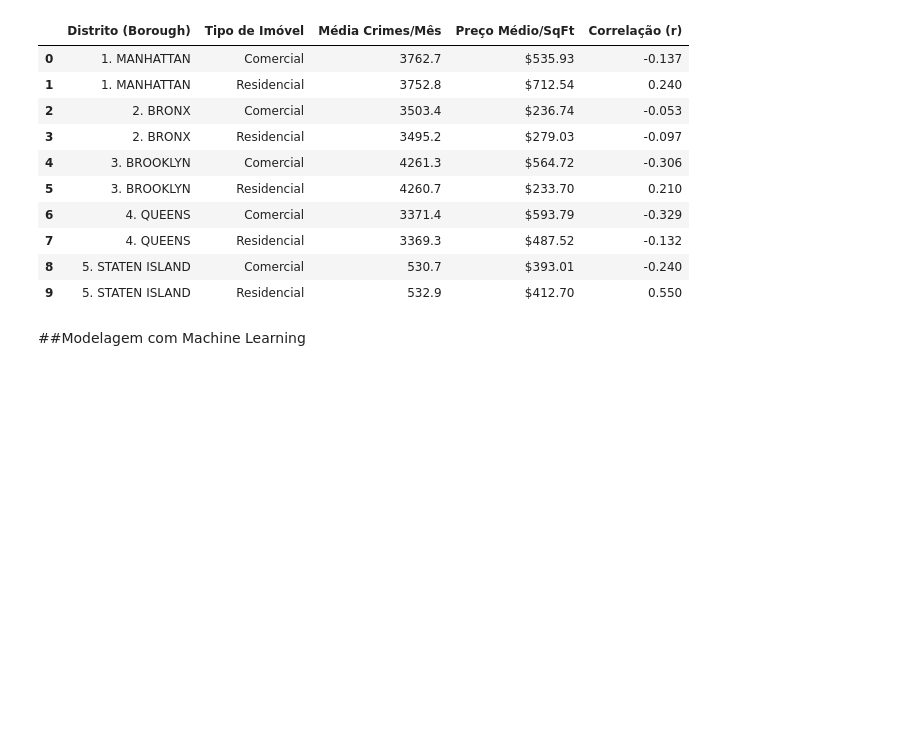
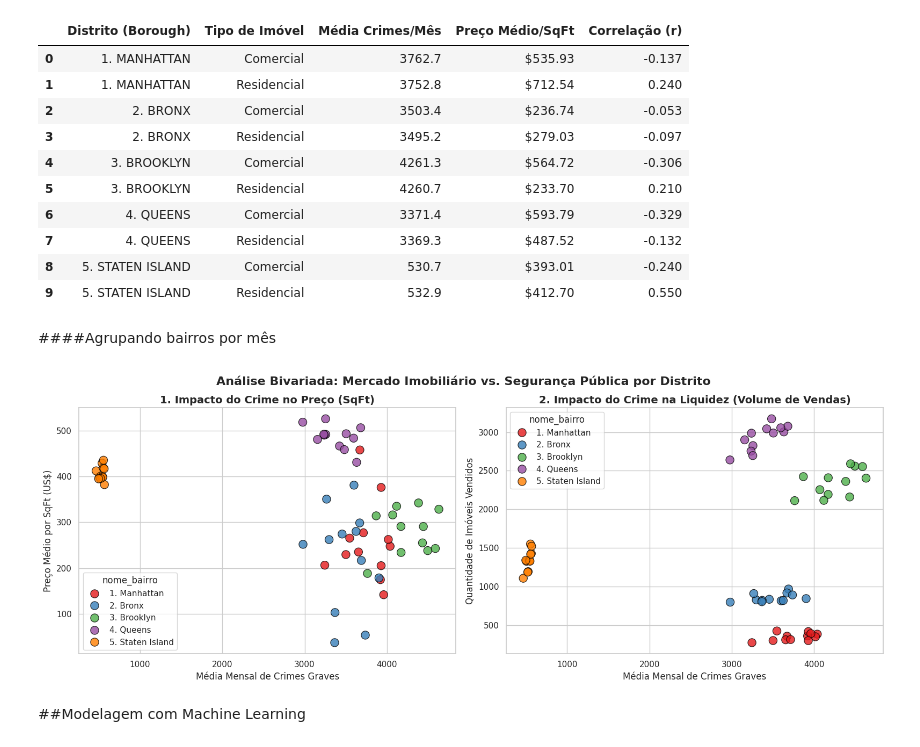
Before and after one commit to Numseinemmeunome/analise_preditiva_mercado_imobiliario_nyc, a Jupyter notebook: trabalho_final.ipynb, the cells around one changed output. Saved outputs shown, nothing was run; the diff lists cells and outputs as text; code cells hidden in the pictures; blank space fills up the shorter version.

```diff
--- a/trabalho_final.ipynb
+++ b/trabalho_final.ipynb
@@ -989,6 +989,65 @@ display(df_resumo_h1)
 | 7 | 4. QUEENS | Residencial | 3369.3 | $487.52 | -0.132 |
 | 8 | 5. STATEN ISLAND | Comercial | 530.7 | $393.01 | -0.240 |
 | 9 | 5. STATEN ISLAND | Residencial | 532.9 | $412.70 | 0.550 |
+# %% [markdown]
+####Agrupando bairros por mês
+# %%
+query_bairros = f"""
+    SELECT
+        CASE BOROUGH
+            WHEN 1 THEN '1. Manhattan'
+            WHEN 2 THEN '2. Bronx'
+            WHEN 3 THEN '3. Brooklyn'
+            WHEN 4 THEN '4. Queens'
+            WHEN 5 THEN '5. Staten Island'
+        END AS nome_bairro,
+        sale_month,
+        AVG(qtd_crimes_graves) AS media_crimes,
+        COUNT(*) AS volume_vendas,
+        SUM("SALE PRICE") / NULLIF(SUM("GROSS SQUARE FEET"), 0) AS preco_medio_sqft
+    FROM '{path_parquet}'
+    WHERE "SALE PRICE" > 10000
+      AND "GROSS SQUARE FEET" > 100
+    GROUP BY BOROUGH, sale_month
+"""
+# %%
+df_mercado_crime = con.execute(query_bairros).df()
+
+sns.set_theme(style="whitegrid")
+fig, ax = plt.subplots(1, 2, figsize=(16, 6))
+
+# Crimes vs Preço do Metro Quadrado
+sns.scatterplot(
+    data=df_mercado_crime,
+    x='media_crimes',
+    y='preco_medio_sqft',
+    hue='nome_bairro',
+    palette='Set1',
+    s=120, alpha=0.8, edgecolor='black', ax=ax[0]
+)
+ax[0].set_title('1. Impacto do Crime no Preço (SqFt)', fontsize=14, fontweight='bold')
+ax[0].set_xlabel('Média Mensal de Crimes Graves')
+ax[0].set_ylabel('Preço Médio por SqFt (US$)')
+
+# Crimes vs Volume de Vendas
+sns.scatterplot(
+    data=df_mercado_crime,
+    x='media_crimes',
+    y='volume_vendas',
+    hue='nome_bairro',
+    palette='Set1',
+    s=120, alpha=0.8, edgecolor='black', ax=ax[1]
+)
+ax[1].set_title('2. Impacto do Crime na Liquidez (Volume de Vendas)', fontsize=14, fontweight='bold')
+ax[1].set_xlabel('Média Mensal de Crimes Graves')
+ax[1].set_ylabel('Quantidade de Imóveis Vendidos')
+
+plt.tight_layout()
+fig.subplots_adjust(top=0.88)
+plt.suptitle('Análise Bivariada: Mercado Imobiliário vs Segurança Pública por Distrito', fontsize=16, fontweight='bold')
+plt.show()
+# %% [output]
+[figure, added]
 # %% [markdown]
 ##Modelagem com Machine Learning
 # %% [markdown]
```
Also changed, not shown: parts of 22 cells of this notebook.
